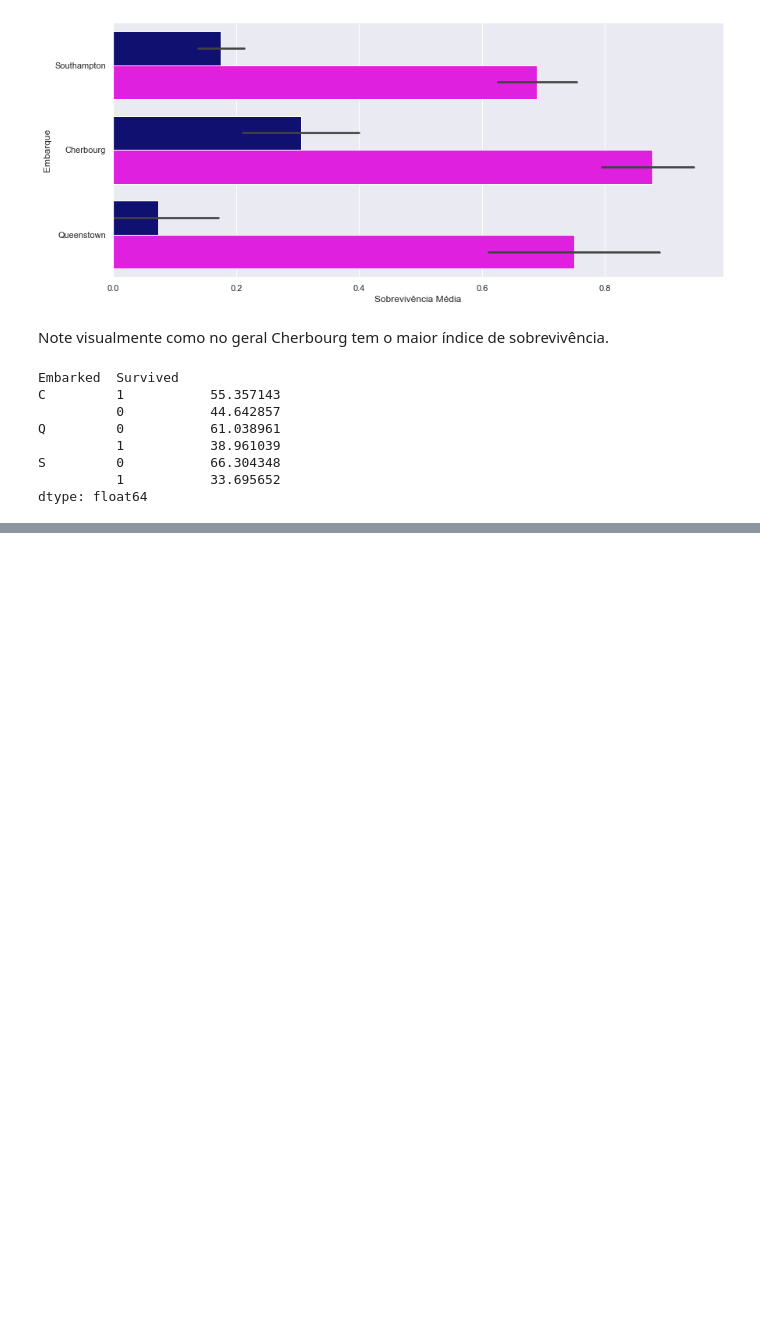
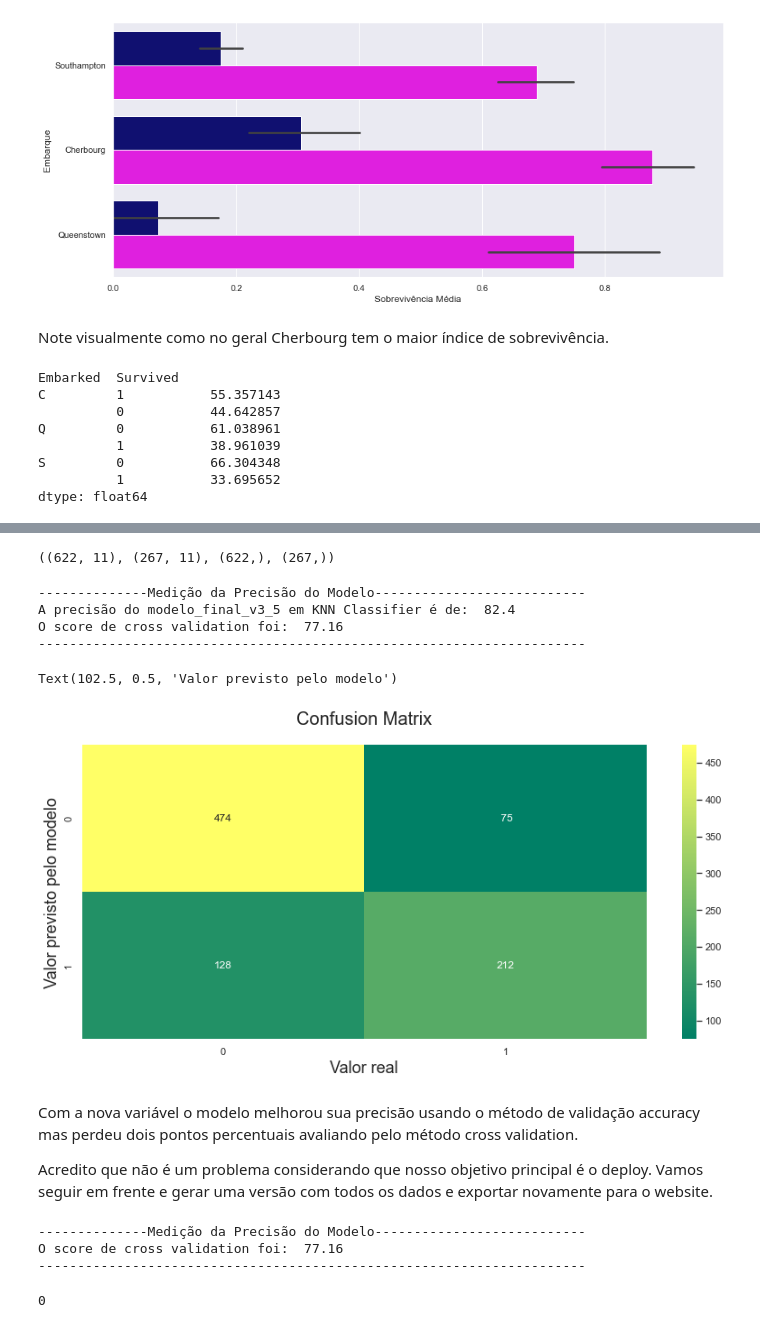
Before and after one commit to Rebeque/Titanic---Quem-sobreviveria-ETL-EDA-ML-Deploy-HTML-CSS-, a Jupyter notebook: Notebook_Titanic_Quem sobreviveria_v0.1.ipynb, the cells around one changed output, grey strips where cells are left out. Drawn from its saved outputs; the diff is of its cells as text; code cells hidden in the pictures; blank space fills up the shorter version.

Commit message:
Criando nova feature para cálculo do algorítmo

```diff
--- a/Notebook_Titanic_Quem sobreviveria_v0.1.ipynb
+++ b/Notebook_Titanic_Quem sobreviveria_v0.1.ipynb
@@ -1532,0 +1531,11 @@ Agora vamos transformar essas categorias string em numéricas. CONTINUAR DAQUI <
+# %%
+# Contando valores ausentes na nova coluna:
+f = df_treino_original['Embarked'].isnull().sum()
+print('Valores ausentes encontrados: ', f)
+
+# Filtra valores ausentes:
+df_treino_original = df_treino_original[df_treino_original['Embarked'].notna()]
+
+# Verifica resultado:
+f = df_treino_original['Embarked'].isnull().sum()
+print('Valores ausentes encontrados: ', f)
@@ -1536,11 +1600,42 @@ features = ['Pclass', 'Sex', 'Embarked']
 # %%
 # Recriando os objetos de aprendizado
-#y = df_treino_original['Survived']
-#X = df_treino_original[features]
-#X_teste = df_teste_original[features]
 
+# Separando o dataset em 30%
+X_train,X_test,y_train,y_test = train_test_split(all_features,feature_target,test_size=0.3,random_state=1)
 
-#modelo_final_v4 = KNeighborsClassifier(n_neighbors = 4) # Entrega o objeto ao método usando o parâmetro 4 arbitrariamente
-
-#modelo_final_v4.fit(X, y) # Treina o modelo com os dados supervisionados
-#predicao_final_v4 = modelo_final_v4.predict(X_teste) # Gera a predição usando esse modelo vs os dados separadaos para teste
+# Verificando o shape das divisões
+X_train.shape,X_test.shape,y_train.shape,y_test.shape
+# %% [output]
+((622, 11), (267, 11), (622,), (267,))
+# %%
+modelo_final_v3_5 = KNeighborsClassifier(n_neighbors = 4) # Entrega o objeto ao método usando o parâmetro 4 arbitrariamente
+
+modelo_final_v3_5.fit(X_train[features],y_train) # Treina o modelo com os dados supervisionados
+predicao_v3_5 = modelo_final_v3_5.predict(X_test[features]) # Gera a predição usando esse modelo vs os dados separadaos para teste
+
+print('--------------Medição da Precisão do Modelo---------------------------')
+print('A precisão do modelo_final_v3_5 em KNN Classifier é de: ',
+      round(accuracy_score(predicao_v3_5,y_test)*100,2)) # Arredonda o valor em porcentagem
+
+kfold = KFold(n_splits=10) # Dividindo os dados em 10 partes para teste em KFold
+resultado_v3_5 = cross_val_score(modelo_final_v3_5,df_treino_original[features],feature_target,cv=10,scoring='accuracy') # Cross Validation Score
+
+print('O score de cross validation foi: ',round(resultado_v3_5.mean()*100,2)) # Arredonda média do resultado da cross validation
+
+print('-'*70)
+
+sns.heatmap(confusion_matrix(feature_target,y_pred),annot=True,fmt='3.0f',cmap="summer")
+plt.title('Confusion Matrix', y=1.05, size=20) # Cria a matriz de confusão para verificação visual
+plt.xlabel('Valor real', fontsize=18)
+plt.ylabel('Valor previsto pelo modelo', fontsize=18)
+# %% [output]
+--------------Medição da Precisão do Modelo---------------------------
+A precisão do modelo_final_v3_5 em KNN Classifier é de:  82.4
+O score de cross validation foi:  77.16
+----------------------------------------------------------------------
+Text(102.5, 0.5, 'Valor previsto pelo modelo')
+[figure, added]
+# %% [markdown]
+Com a nova variável o modelo melhorou sua precisão usando o método de validação accuracy mas perdeu dois pontos percentuais avaliando pelo método cross validation.
+
+Acredito que não é um problema considerando que nosso objetivo principal é o deploy. Vamos seguir em frente e gerar uma versão com todos os dados e exportar novamente para o website.
@@ -1547,2 +1653,14 @@ features = ['Pclass', 'Sex', 'Embarked']
+# %%
+print('--------------Medição da Precisão do Modelo---------------------------')
+kfold = KFold(n_splits=10) # Dividindo os dados em 10 partes para teste em KFold
+resultado_final_v4 = cross_val_score(modelo_final_v4,X,y,cv=10,scoring='accuracy') # Cross Validation Score
+
+print('O score de cross validation foi: ',round(resultado_final_v4.mean()*100,2)) # Arredonda média do resultado da cross validation
+
+print('-'*70)
+# %% [output]
+--------------Medição da Precisão do Modelo---------------------------
+O score de cross validation foi:  77.16
+----------------------------------------------------------------------
 # %%
 # Criando o arquivo para o modelo - Esse arquivo será usado no Flask (HTML) do nosso deploy.
@@ -1552,0 +1671,6 @@ features = ['Pclass', 'Sex', 'Embarked']
+# %%
+# Usando o notebook para simular os inputs do Flask
+teste_dados_input = pd.DataFrame([[3, 10, 10]], columns=['Pclass', 'Sex', 'Embarked']).astype('int64')
+modelo_final_v4.predict(teste_dados_input)[0]
+# %% [output]
+0
```
Also changed, not shown: parts of 8 cells of this notebook, 2 other files.
